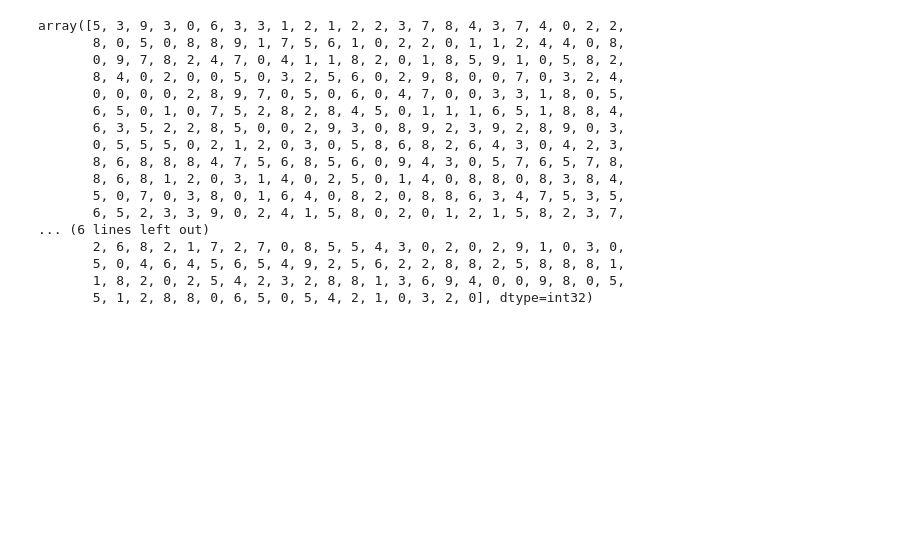
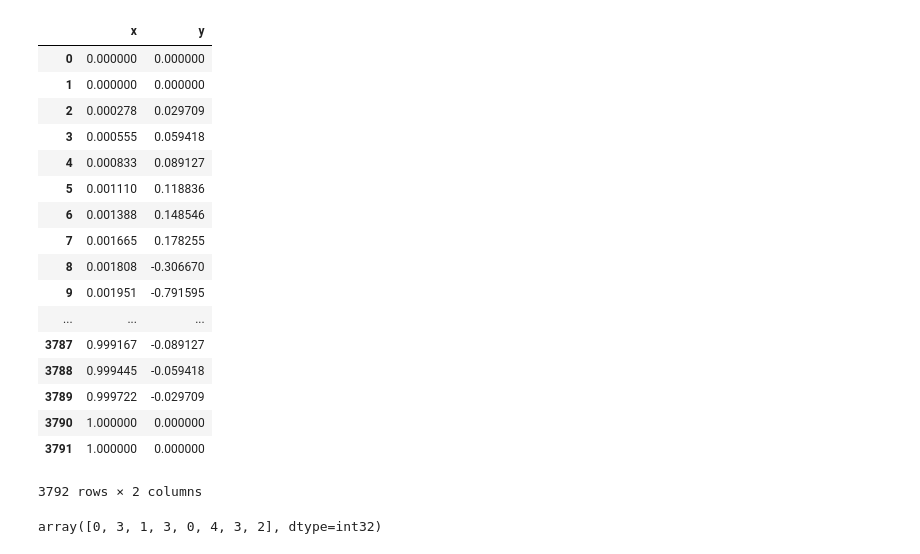
Before and after one commit to HackTheStacks/TeamDarWin-darwin-cluster, a Jupyter notebook: Cluster Base.ipynb, the cells around one changed output. Cells and saved outputs as stored; diff of their text form; code cells hidden in the pictures; blank space fills up the shorter version.

```diff
--- a/Cluster Base.ipynb
+++ b/Cluster Base.ipynb
@@ -58,25 +85,29 @@ dtype: float64
+# %%
+axis_align_pandas(edges[0])
+# %% [output]
+|  | x | y |
+| 0 | 0.000000 | 0.000000 |
+| 1 | 0.000000 | 0.000000 |
+| 2 | 0.000278 | 0.029709 |
+| 3 | 0.000555 | 0.059418 |
+| 4 | 0.000833 | 0.089127 |
+| 5 | 0.001110 | 0.118836 |
+| 6 | 0.001388 | 0.148546 |
+| 7 | 0.001665 | 0.178255 |
+| 8 | 0.001808 | -0.306670 |
+| 9 | 0.001951 | -0.791595 |
+| ... | ... | ... |
+| 3787 | 0.999167 | -0.089127 |
+| 3788 | 0.999445 | -0.059418 |
+| 3789 | 0.999722 | -0.029709 |
+| 3790 | 1.000000 | 0.000000 |
+| 3791 | 1.000000 | 0.000000 |
+3792 rows × 2 columns
 # %%
 from sklearn.cluster import KMeans
 
-scaled = random_frame / random_frame.max()
-kmeans = KMeans(10)
-kmeans.fit(scaled)
-kmeans.predict(scaled)
+kmeans = KMeans(5)
+kmeans.fit(total_frame)
+kmeans.predict(total_frame)
 # %% [output]
-array([5, 3, 9, 3, 0, 6, 3, 3, 1, 2, 1, 2, 2, 3, 7, 8, 4, 3, 7, 4, 0, 2, 2,
-       8, 0, 5, 0, 8, 8, 9, 1, 7, 5, 6, 1, 0, 2, 2, 0, 1, 1, 2, 4, 4, 0, 8,
-       0, 9, 7, 8, 2, 4, 7, 0, 4, 1, 1, 8, 2, 0, 1, 8, 5, 9, 1, 0, 5, 8, 2,
-       8, 4, 0, 2, 0, 0, 5, 0, 3, 2, 5, 6, 0, 2, 9, 8, 0, 0, 7, 0, 3, 2, 4,
-       0, 0, 0, 0, 2, 8, 9, 7, 0, 5, 0, 6, 0, 4, 7, 0, 0, 3, 3, 1, 8, 0, 5,
-       6, 5, 0, 1, 0, 7, 5, 2, 8, 2, 8, 4, 5, 0, 1, 1, 1, 6, 5, 1, 8, 8, 4,
-       6, 3, 5, 2, 2, 8, 5, 0, 0, 2, 9, 3, 0, 8, 9, 2, 3, 9, 2, 8, 9, 0, 3,
-       0, 5, 5, 5, 0, 2, 1, 2, 0, 3, 0, 5, 8, 6, 8, 2, 6, 4, 3, 0, 4, 2, 3,
-       8, 6, 8, 8, 8, 4, 7, 5, 6, 8, 5, 6, 0, 9, 4, 3, 0, 5, 7, 6, 5, 7, 8,
-       8, 6, 8, 1, 2, 0, 3, 1, 4, 0, 2, 5, 0, 1, 4, 0, 8, 8, 0, 8, 3, 8, 4,
-       5, 0, 7, 0, 3, 8, 0, 1, 6, 4, 0, 8, 2, 0, 8, 8, 6, 3, 4, 7, 5, 3, 5,
-       6, 5, 2, 3, 3, 9, 0, 2, 4, 1, 5, 8, 0, 2, 0, 1, 2, 1, 5, 8, 2, 3, 7,
-... (6 lines left out)
-       2, 6, 8, 2, 1, 7, 2, 7, 0, 8, 5, 5, 4, 3, 0, 2, 0, 2, 9, 1, 0, 3, 0,
-       5, 0, 4, 6, 4, 5, 6, 5, 4, 9, 2, 5, 6, 2, 2, 8, 8, 2, 5, 8, 8, 8, 1,
-       1, 8, 2, 0, 2, 5, 4, 2, 3, 2, 8, 8, 1, 3, 6, 9, 4, 0, 0, 9, 8, 0, 5,
-       5, 1, 2, 8, 8, 0, 6, 5, 0, 5, 4, 2, 1, 0, 3, 2, 0], dtype=int32)
+array([0, 3, 1, 3, 0, 4, 3, 2], dtype=int32)
```
Also changed, not shown: parts of 10 cells of this notebook.
